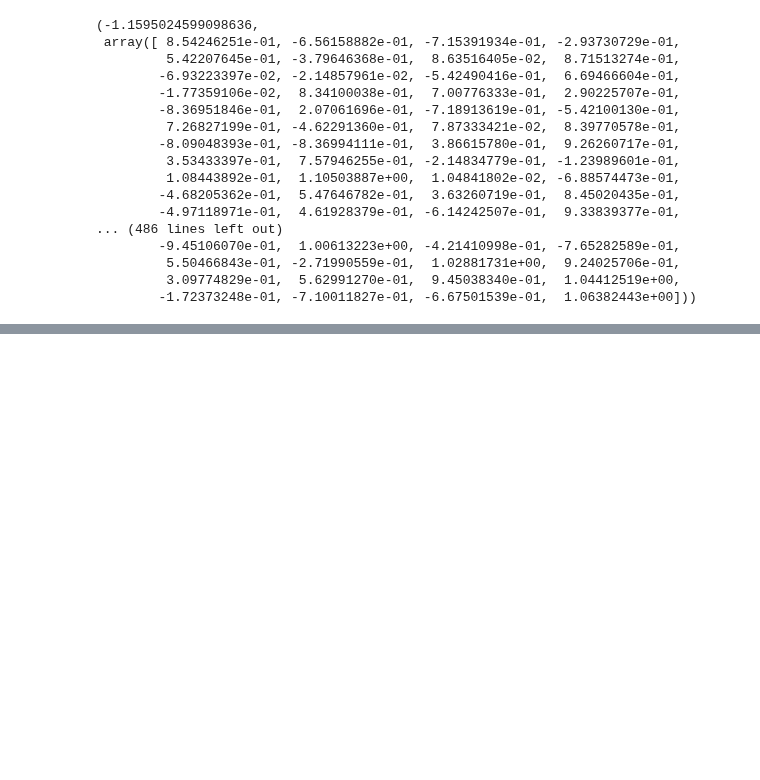
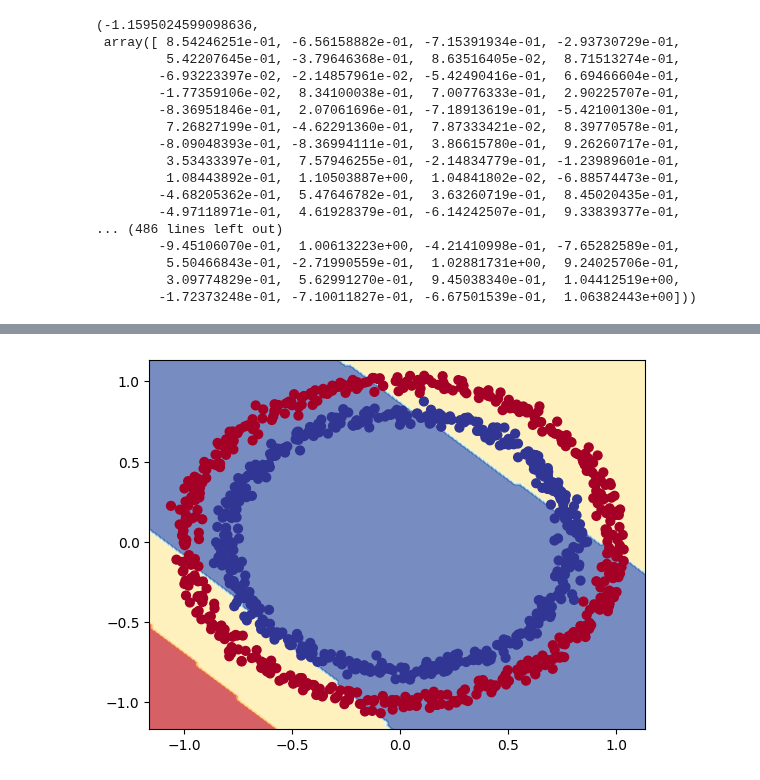
Before and after one commit to Ultan-Kearns/ZTM-Tensorflow-Developer-Certificate, a Jupyter notebook: 02_Neural_Network_Classification_with_Tensorflow.ipynb, the cells around one changed output, grey strips where cells are left out. Drawn from its saved outputs; the diff is of its cells as text; code cells hidden in the pictures; blank space fills up the shorter version.

```diff
--- a/02_Neural_Network_Classification_with_Tensorflow.ipynb
+++ b/02_Neural_Network_Classification_with_Tensorflow.ipynb
@@ -451,0 +482,22 @@ doing binary classifcation...
+# %%
+# Time to replicate the multi layer neural network from TF playground in code
+
+# set the random seed
+
+tf.random.set_seed(42)
+
+# Create the model
+
+model_6 = tf.keras.Sequential([
+    tf.keras.layers.Dense(4,activation="relu"),
+    tf.keras.layers.Dense(4, activation="relu"),
+    tf.keras.layers.Dense(1)
+])
+
+# 2. compile the model
+
+model_6.compile(loss=tf.keras.losses.binary_crossentropy,optimizer=tf.keras.optimizers.Adam(learning_rate=0.001),metrics=["accuracy"])
+
+# 3. fit the model
+
+history = model_6.fit(X,y,epochs=250)
@@ -451,0 +527,3 @@ doing binary classifcation...
+# %%
+plot_decision_boundary(model=model_6,X=X,y=y)
+# %% [output]
@@ -451,0 +532 @@ doing binary classifcation...
+[figure, added]
```
Also changed, not shown: parts of 19 cells of this notebook.
